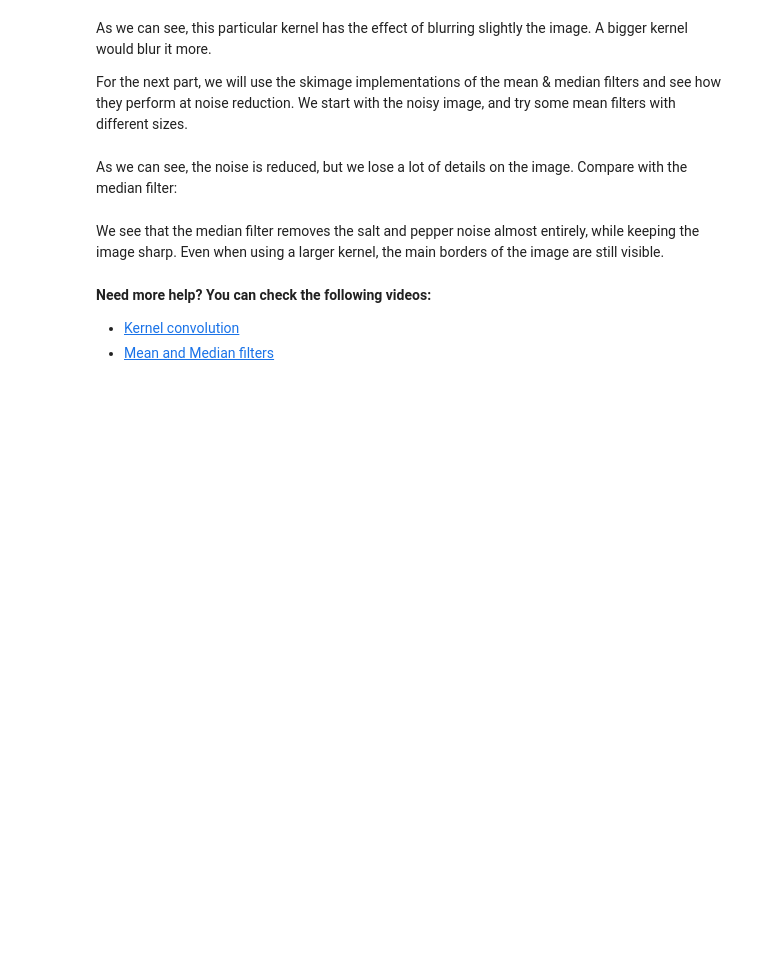
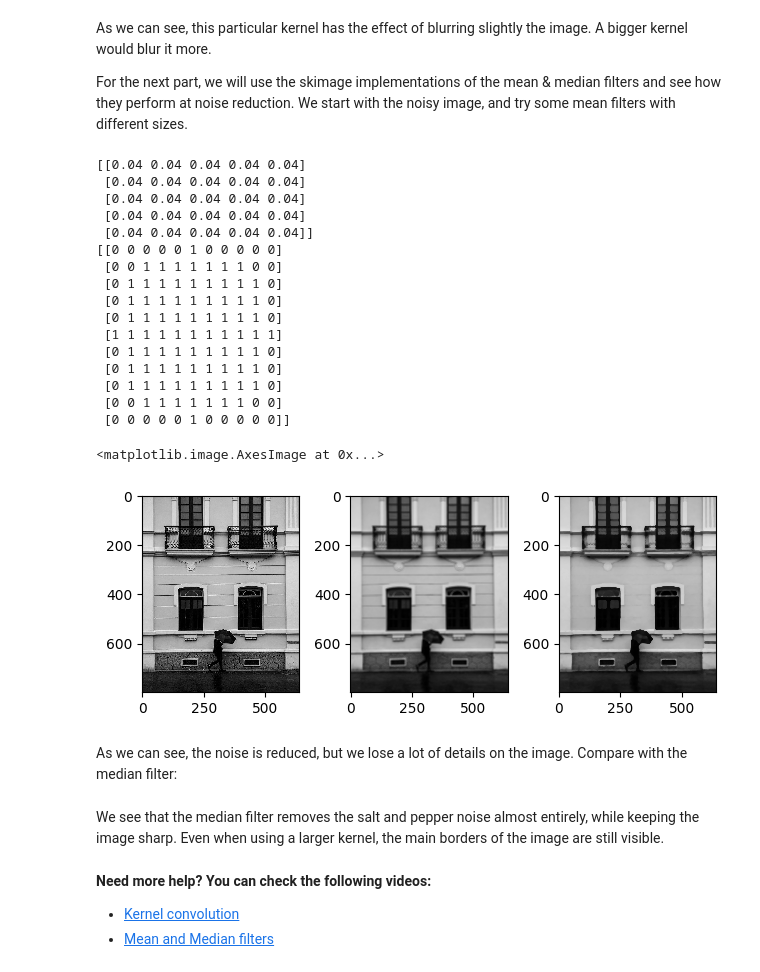
Before and after one commit to Exagor/info-h-500, a Jupyter notebook: docs/LABS/TP 2 Image Filtering/TP2_Image_Filtering.ipynb, the cells around one changed output. Drawn from its saved outputs; the diff is of its cells as text; code cells hidden in the pictures; blank space fills up the shorter version.

```diff
--- a/docs/LABS/TP 2 Image Filtering/TP2_Image_Filtering.ipynb
+++ b/docs/LABS/TP 2 Image Filtering/TP2_Image_Filtering.ipynb
@@ -352,3 +359,46 @@ from skimage.morphology import disk
+# %%
+from skimage.filters.rank import mean, median
+from skimage.morphology import disk
+from scipy.signal import convolve2d
+
+## -- Your code here -- ##
+#mean filter
+k_size=5
+kernel = np.ones((k_size,k_size))
+kernel = kernel/kernel.sum()
+print(kernel)
+im_out = convolve2d(img,kernel)
+
+#disk filter
+kernel = disk(5)
+print(kernel)
+mean_im = mean(img,kernel)
+median_im = median(img,kernel)
+plt.subplot(1,3,1)
+imshow(img,cmap=cm.gray)
+plt.subplot(1,3,2)
+imshow(mean_im,cmap=cm.gray)
+plt.subplot(1,3,3)
+imshow(median_im,cmap=cm.gray)
+# %% [output]
+[[0.04 0.04 0.04 0.04 0.04]
+ [0.04 0.04 0.04 0.04 0.04]
+ [0.04 0.04 0.04 0.04 0.04]
+ [0.04 0.04 0.04 0.04 0.04]
+ [0.04 0.04 0.04 0.04 0.04]]
+[[0 0 0 0 0 1 0 0 0 0 0]
+ [0 0 1 1 1 1 1 1 1 0 0]
+ [0 1 1 1 1 1 1 1 1 1 0]
+ [0 1 1 1 1 1 1 1 1 1 0]
+ [0 1 1 1 1 1 1 1 1 1 0]
+ [1 1 1 1 1 1 1 1 1 1 1]
+ [0 1 1 1 1 1 1 1 1 1 0]
+ [0 1 1 1 1 1 1 1 1 1 0]
+ [0 1 1 1 1 1 1 1 1 1 0]
+ [0 0 1 1 1 1 1 1 1 0 0]
+ [0 0 0 0 0 1 0 0 0 0 0]]
+<matplotlib.image.AxesImage at 0x...>
+[figure, added]
 # %% [markdown]
 As we can see, the noise is reduced, but we lose a lot of details on the image. Compare with the median filter:
 # %%
```
Also changed, not shown: parts of 18 cells of this notebook, 3 other files.
